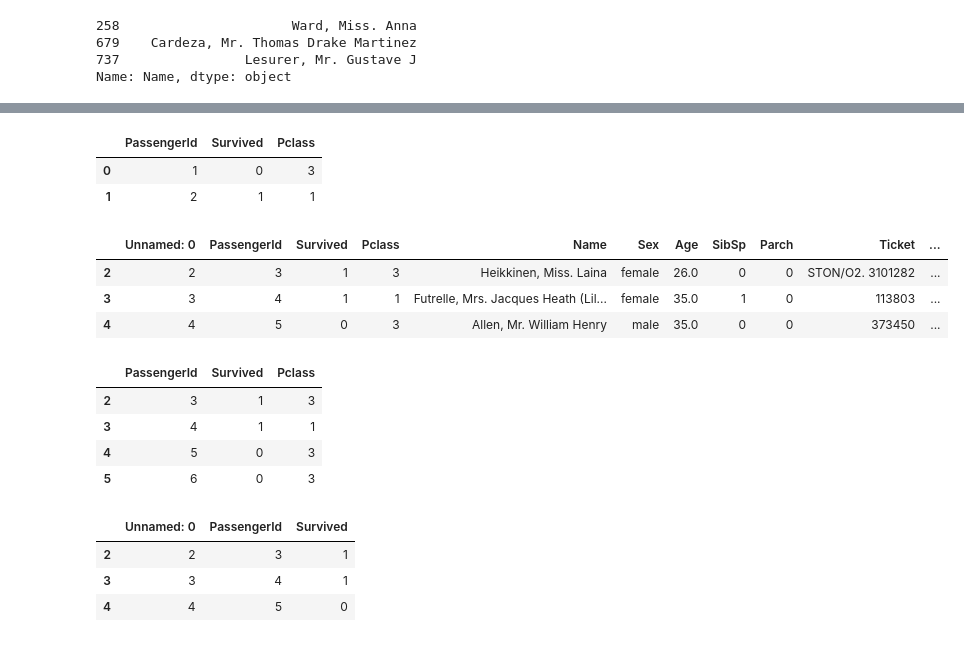
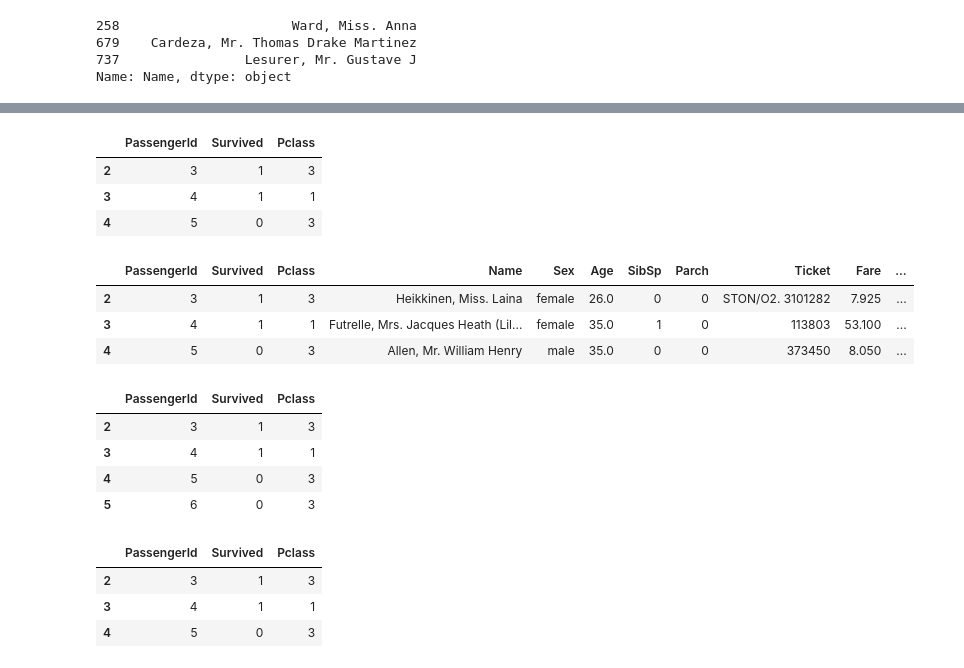
Before and after one commit to Sufeeya07/pyhton_ds, a Jupyter notebook: pandas/1 adv pandas .ipynb, the cells around one changed output, grey strips where cells are left out. Drawn from its saved outputs; the diff is of its cells as text; code cells hidden in the pictures.

```diff
--- a/pandas/1 adv pandas .ipynb
+++ b/pandas/1 adv pandas .ipynb
@@ -1,7 +1,7 @@
 # %%
 import pandas as pd
 # %%
-df = pd.read_csv('raw_data.csv')
+df = pd.read_csv('https://raw.githubusercontent.com/datasciencedojo/datasets/master/titanic.csv')
 # %%
 df.head()
 # %% [output]
@@ -288,5 +283,0 @@ df
-# %%
-# add new col , adding with 2 existing col
-
-df['new_col1'] = df['PassengerId'] + df['Pclass']
-df
@@ -550,19 +653,21 @@ df[0::2] #even index
 # %%
 # extract specific data
 
-df[['PassengerId',	'Survived' ,'Pclass']][0:2]
+df[['PassengerId',	'Survived' ,'Pclass']][2:5]
 # %% [output]
 |  | PassengerId | Survived | Pclass |
-| 0 | 1 | 0 | 3 |
-| 1 | 2 | 1 | 1 |
+| 2 | 3 | 1 | 3 |
+| 3 | 4 | 1 | 1 |
+| 4 | 5 | 0 | 3 |
 # %%
-df.iloc[2:5] # iloc integerindex /
-integerloc fun ,take inbuilt index jo python me bydefault hota h
+# iloc integerindex / integer_location fun ,take inbuilt index jo python me bydefault hota h
+
+df.iloc[2:5]
 # %% [output]
-|  | Unnamed: 0 | PassengerId | Survived | Pclass | Name | Sex | Age | SibSp | Parch | Ticket | ... |
-| 2 | 2 | 3 | 1 | 3 | Heikkinen, Miss. Laina | female | 26.0 | 0 | 0 | STON/O2. 3101282 | ... |
-| 3 | 3 | 4 | 1 | 1 | Futrelle, Mrs. Jacques Heath (Lil... | female | 35.0 | 1 | 0 | 113803 | ... |
-| 4 | 4 | 5 | 0 | 3 | Allen, Mr. William Henry | male | 35.0 | 0 | 0 | 373450 | ... |
+|  | PassengerId | Survived | Pclass | Name | Sex | Age | SibSp | Parch | Ticket | Fare | ... |
+| 2 | 3 | 1 | 3 | Heikkinen, Miss. Laina | female | 26.0 | 0 | 0 | STON/O2. 3101282 | 7.925 | ... |
+| 3 | 4 | 1 | 1 | Futrelle, Mrs. Jacques Heath (Lil... | female | 35.0 | 1 | 0 | 113803 | 53.100 | ... |
+| 4 | 5 | 0 | 3 | Allen, Mr. William Henry | male | 35.0 | 0 | 0 | 373450 | 8.050 | ... |
 # %%
 df.loc[2:5,['PassengerId',	'Survived' ,'Pclass']]  # take named index
 # %% [output]
@@ -572,9 +677,9 @@ df.loc[2:5,['PassengerId',	'Survived' ,'Pclass']]  # take named index
 | 4 | 5 | 0 | 3 |
 | 5 | 6 | 0 | 3 |
 # %%
-df.iloc[2:5,[0,1,2]]
+df.iloc[2:5,[0,1,2]] # 0,1,2 is col index of these 'PassengerId',	'Survived' ,'Pclass'
 # %% [output]
-|  | Unnamed: 0 | PassengerId | Survived |
-| 2 | 2 | 3 | 1 |
-| 3 | 3 | 4 | 1 |
-| 4 | 4 | 5 | 0 |
+|  | PassengerId | Survived | Pclass |
+| 2 | 3 | 1 | 3 |
+| 3 | 4 | 1 | 1 |
+| 4 | 5 | 0 | 3 |
```
Also changed, not shown: parts of 47 cells of this notebook.
